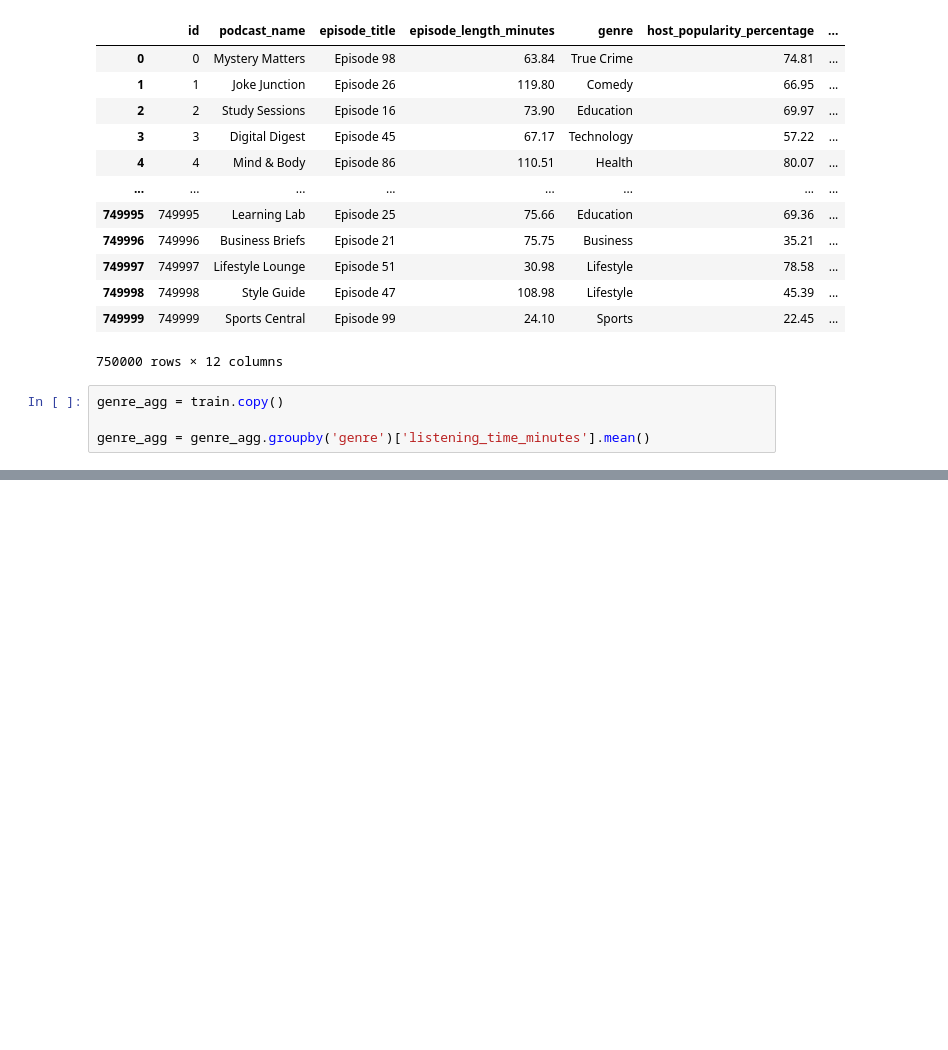
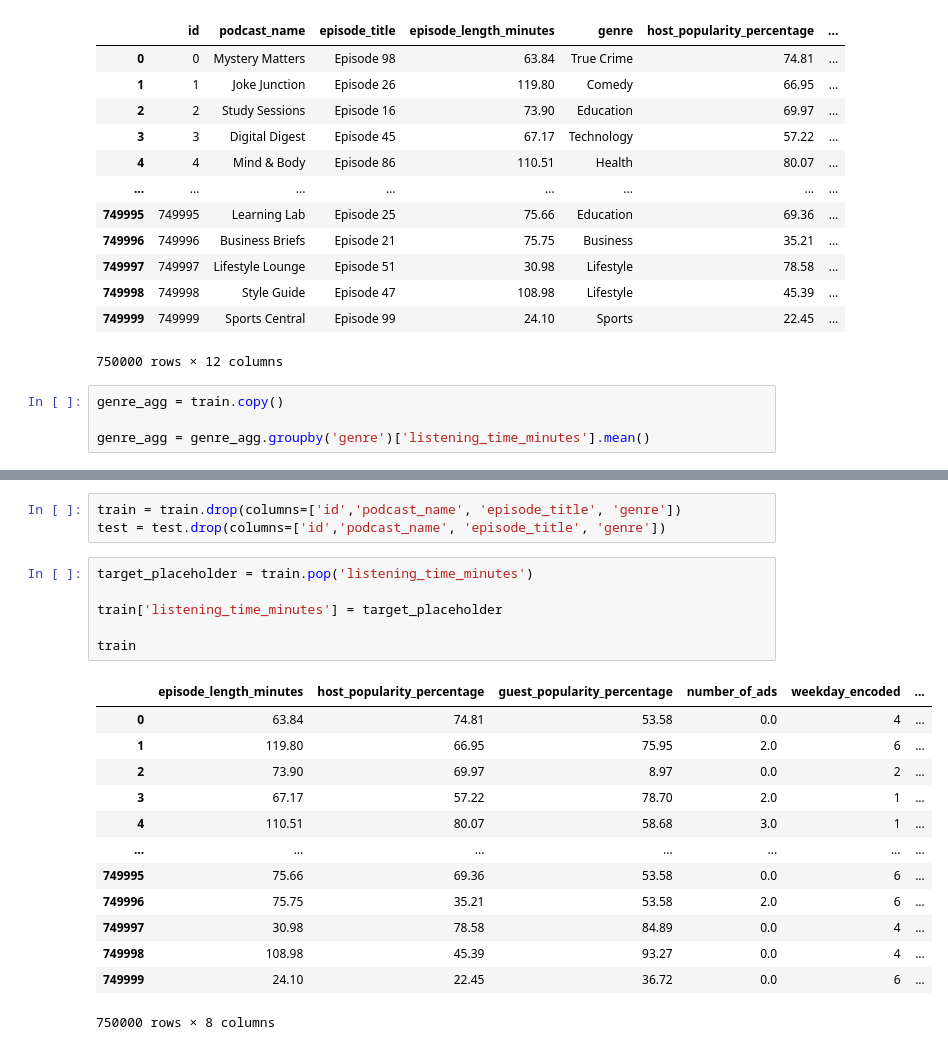
Before and after one commit to v4nui/Podcast_listening_time_prediction, a Jupyter notebook: median_fillna.ipynb, the cells around one changed output, grey strips where cells are left out. Drawn from its saved outputs; the diff is of its cells as text; blank space fills up the shorter version.

```diff
--- a/median_fillna.ipynb
+++ b/median_fillna.ipynb
@@ -279,0 +280,23 @@ plt.show()
+# %%
+train = train.drop(columns=['id','podcast_name', 'episode_title', 'genre'])
+test = test.drop(columns=['id','podcast_name', 'episode_title', 'genre'])
+# %%
+target_placeholder = train.pop('listening_time_minutes')
+
+train['listening_time_minutes'] = target_placeholder
+
+train
+# %% [output]
+|  | episode_length_minutes | host_popularity_percentage | guest_popularity_percentage | number_of_ads | weekday_encoded | ... |
+| 0 | 63.84 | 74.81 | 53.58 | 0.0 | 4 | ... |
+| 1 | 119.80 | 66.95 | 75.95 | 2.0 | 6 | ... |
+| 2 | 73.90 | 69.97 | 8.97 | 0.0 | 2 | ... |
+| 3 | 67.17 | 57.22 | 78.70 | 2.0 | 1 | ... |
+| 4 | 110.51 | 80.07 | 58.68 | 3.0 | 1 | ... |
+| ... | ... | ... | ... | ... | ... | ... |
+| 749995 | 75.66 | 69.36 | 53.58 | 0.0 | 6 | ... |
+| 749996 | 75.75 | 35.21 | 53.58 | 2.0 | 6 | ... |
+| 749997 | 30.98 | 78.58 | 84.89 | 0.0 | 4 | ... |
+| 749998 | 108.98 | 45.39 | 93.27 | 0.0 | 4 | ... |
+| 749999 | 24.10 | 22.45 | 36.72 | 0.0 | 6 | ... |
+750000 rows × 8 columns
```
Also changed, not shown: parts of 7 cells of this notebook, 1 other file.
